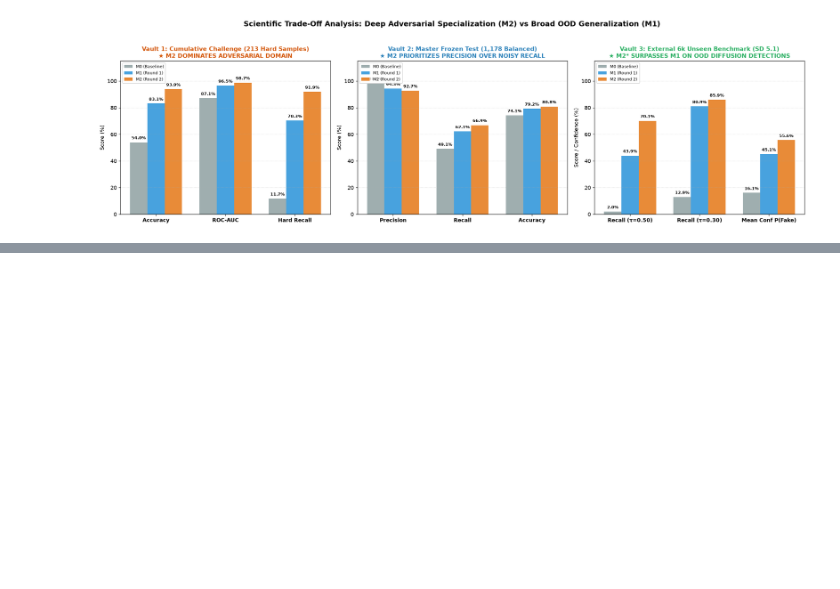
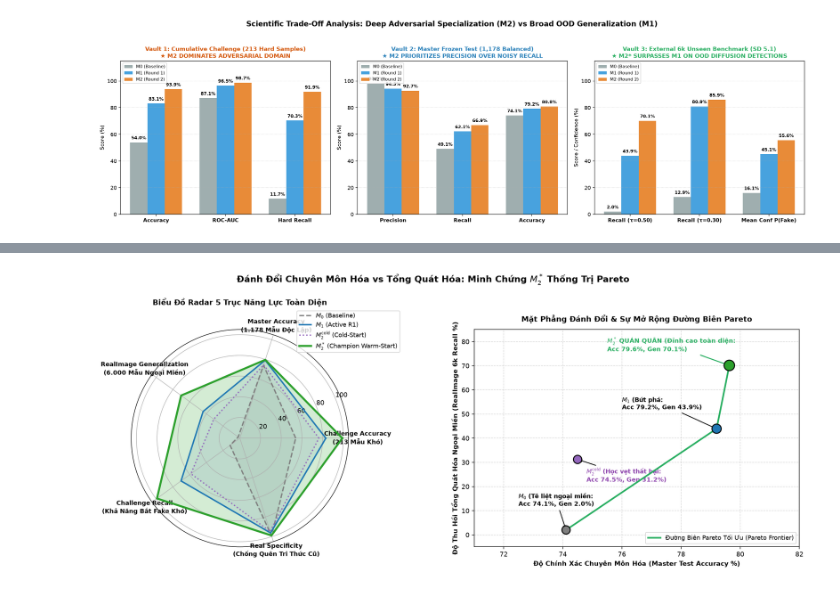
Before and after one commit to bush-le/uth-cv-coursework, a Jupyter notebook: notebooks/coursework/06_specialization_vs_generalization_synthesis.ipynb, the cells around one changed output, grey strips where cells are left out. Saved outputs shown, nothing was run; the diff lists cells and outputs as text; code cells hidden in the pictures; blank space fills up the shorter version.

Commit message:
feat(notebooks): upgrade notebook 05 and 06 with radar pareto analysis and blind vault stylers

```diff
--- a/notebooks/coursework/06_specialization_vs_generalization_synthesis.ipynb
+++ b/notebooks/coursework/06_specialization_vs_generalization_synthesis.ipynb
@@ -176,0 +153,6 @@ Quá trình kiểm định độc lập trên cả 3 kho dữ liệu kiểm th
+# %%
+# Trực quan hóa Biểu đồ Radar 5 trục và Đường biên Pareto
+fig_rp = plot_radar_and_pareto_frontier(chal_path, leg_path)
+plt.show()
+# %% [output]
+[figure, added]
```
Also changed, not shown: parts of 15 cells of this notebook, 3 other files.
